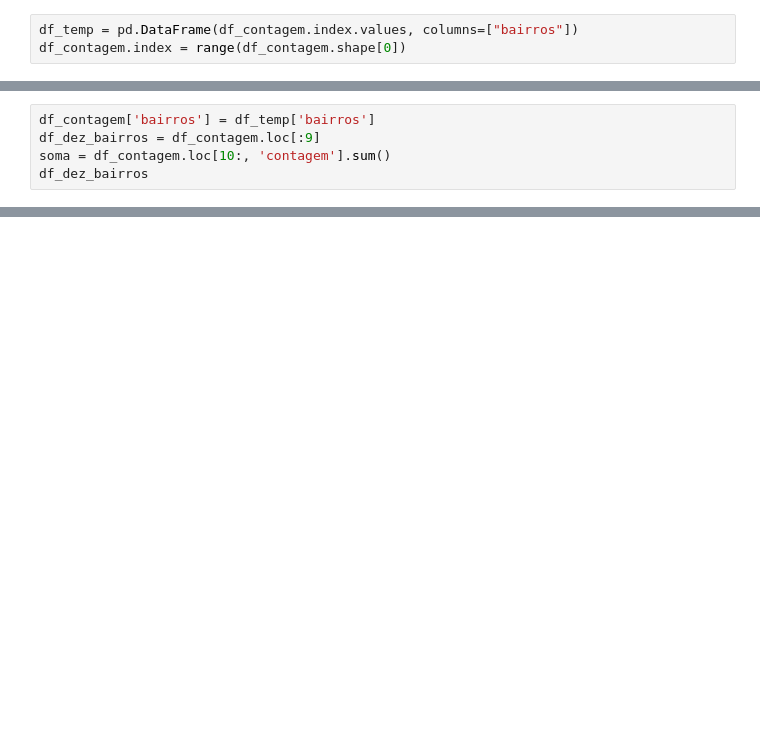
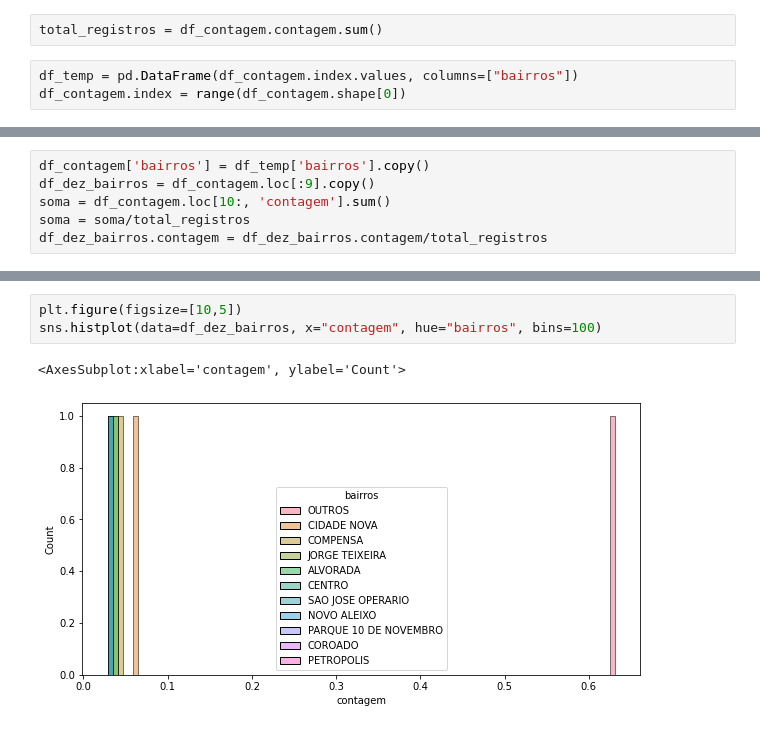
Before and after one commit to thiagos98/data-analysis-manaus, a Jupyter notebook: main.ipynb, the cells around one changed output, grey strips where cells are left out. Cells and saved outputs as stored; diff of their text form; blank space fills up the shorter version.

```diff
--- a/main.ipynb
+++ b/main.ipynb
@@ -338,6 +338,8 @@ Correlação positiva desprezível: 0.24.
 ## 1. Construa um histograma denotando a quantidade de casos nos 10 bairros em que houve mais casos registrados. Inclua todos os bairros remanescentes em uma categoria denominada “Outros.” Denote as informações de maneira percentual;
 # %%
 df_contagem = pd.DataFrame(df_neighborhoods_clean.value_counts(), columns=['contagem'])
+# %%
+total_registros = df_contagem.contagem.sum()
 # %%
 df_temp = pd.DataFrame(df_contagem.index.values, columns=["bairros"])
 df_contagem.index = range(df_contagem.shape[0])
@@ -346,5 +350,6 @@ df_temp['bairros'] = df_temp['bairros'].apply(lambda x: x[:][0])
 # %%
-df_contagem['bairros'] = df_temp['bairros']
-df_dez_bairros = df_contagem.loc[:9]
+df_contagem['bairros'] = df_temp['bairros'].copy()
+df_dez_bairros = df_contagem.loc[:9].copy()
 soma = df_contagem.loc[10:, 'contagem'].sum()
-df_dez_bairros
+soma = soma/total_registros
+df_dez_bairros.contagem = df_dez_bairros.contagem/total_registros
@@ -390,0 +374,6 @@ sns.histplot(data=df_dez_bairros, x="contagem", hue="bairros", bins=10, binwidth
+# %%
+plt.figure(figsize=[10,5])
+sns.histplot(data=df_dez_bairros, x="contagem", hue="bairros", bins=100)
+# %% [output]
+<AxesSubplot:xlabel='contagem', ylabel='Count'>
+[figure, added]
```
Also changed, not shown: parts of 11 cells of this notebook.
